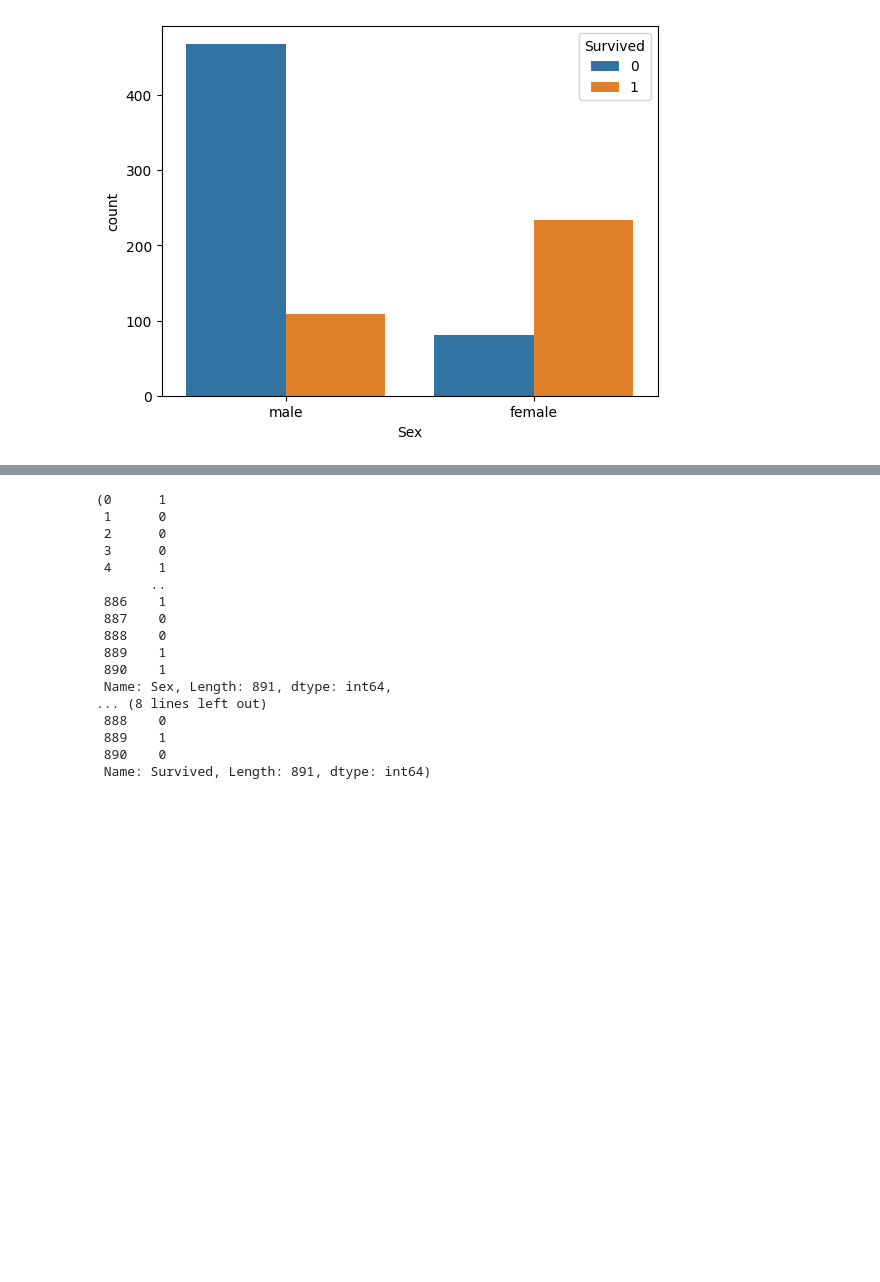
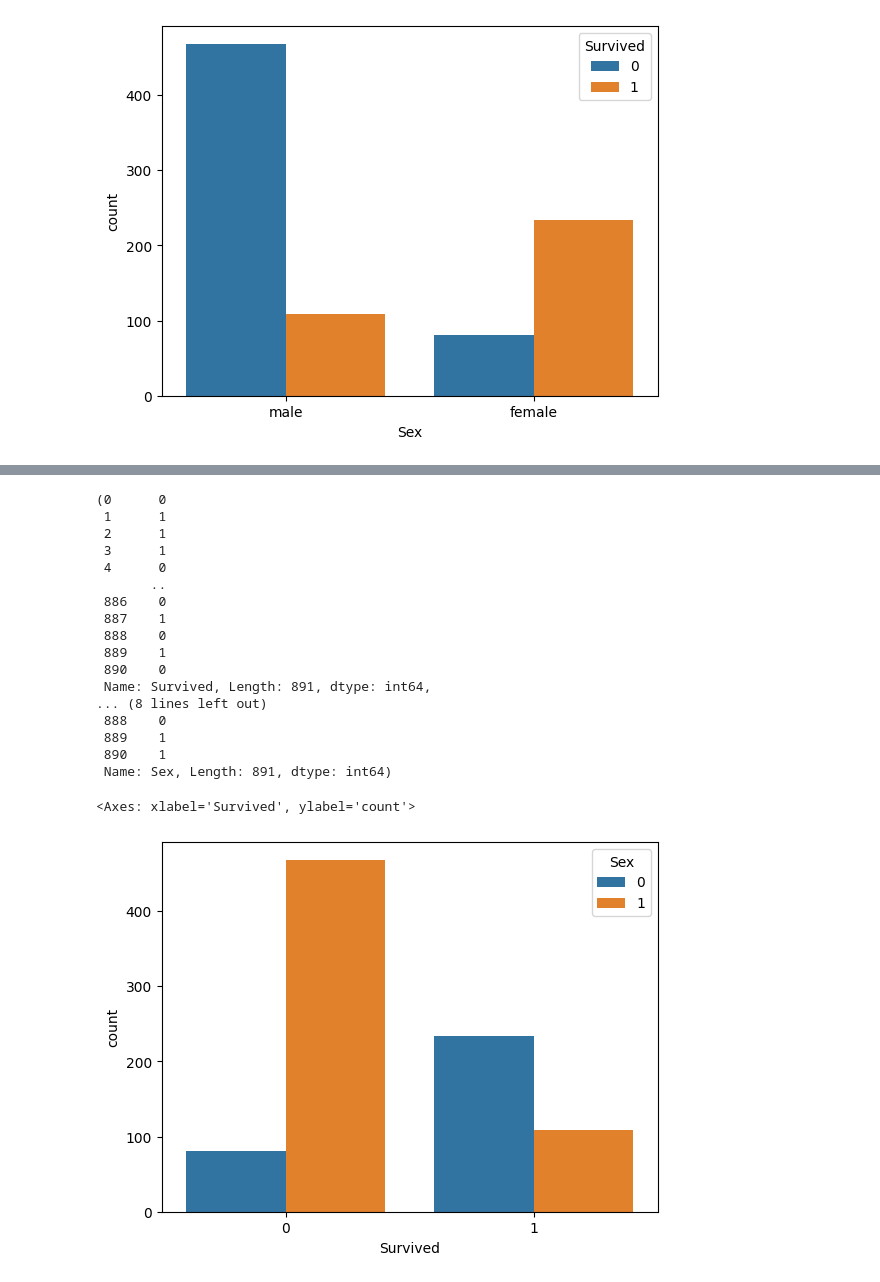
Before and after one commit to Sumit-Agnihotri/TITANIC_SURVIVAL_PREDICTION, a Jupyter notebook: Titanic Survival Prediction.ipynb, the cells around one changed output, grey strips where cells are left out. Saved outputs shown, nothing was run; the diff lists cells and outputs as text; code cells hidden in the pictures; blank space fills up the shorter version.

```diff
--- a/Titanic Survival Prediction.ipynb
+++ b/Titanic Survival Prediction.ipynb
@@ -103,22 +103,22 @@ dataset.head()
 | 3 | 4 | 1 | 1 | Futrelle, Mrs. Jacques Heath (Lil... | 0 | 35.0 | 1 | 0 | 113803 | 53.1000 | ... |
 | 4 | 5 | 0 | 3 | Allen, Mr. William Henry | 1 | 35.0 | 0 | 0 | 373450 | 8.0500 | ... |
 # %%
-dataset["Sex"], dataset["Survived"]
+dataset["Survived"], dataset["Sex"]
 # %% [output]
-(0      1
- 1      0
- 2      0
- 3      0
- 4      1
+(0      0
+ 1      1
+ 2      1
+ 3      1
+ 4      0
        ..
- 886    1
- 887    0
+ 886    0
+ 887    1
+ 888    0
+ 889    1
+ 890    0
+ Name: Survived, Length: 891, dtype: int64,
+... (8 lines left out)
  888    0
  889    1
  890    1
- Name: Sex, Length: 891, dtype: int64,
-... (8 lines left out)
- 888    0
- 889    1
- 890    0
- Name: Survived, Length: 891, dtype: int64)
+ Name: Sex, Length: 891, dtype: int64)
@@ -126,0 +125,5 @@ sns.countplot(x = dataset["Survived"], hue = dataset["Pclass"])
+# %%
+sns.countplot(x = dataset["Survived"], hue = dataset["Sex"]) # It will show me the Graph of people who survived and who didn't. Orange represents Male and Blue represents Female
+# %% [output]
+<Axes: xlabel='Survived', ylabel='count'>
+[figure, added]
```
Also changed, not shown: parts of 2 cells of this notebook.
